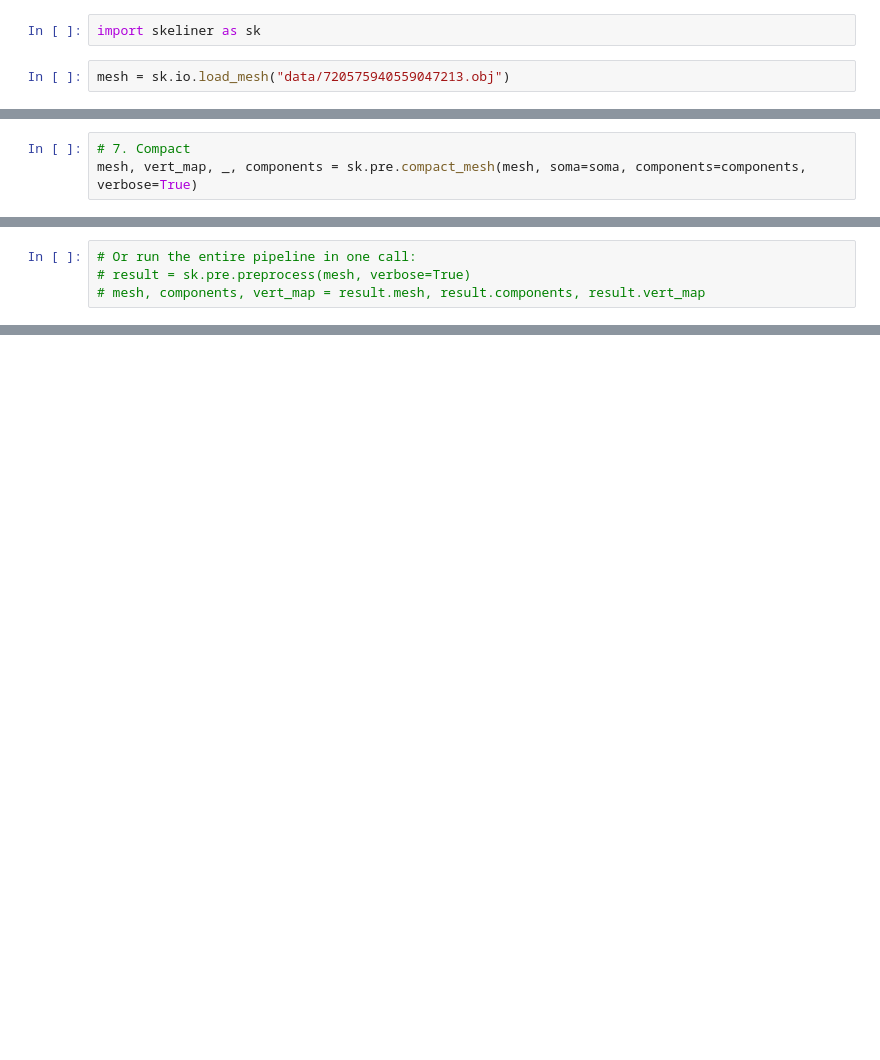
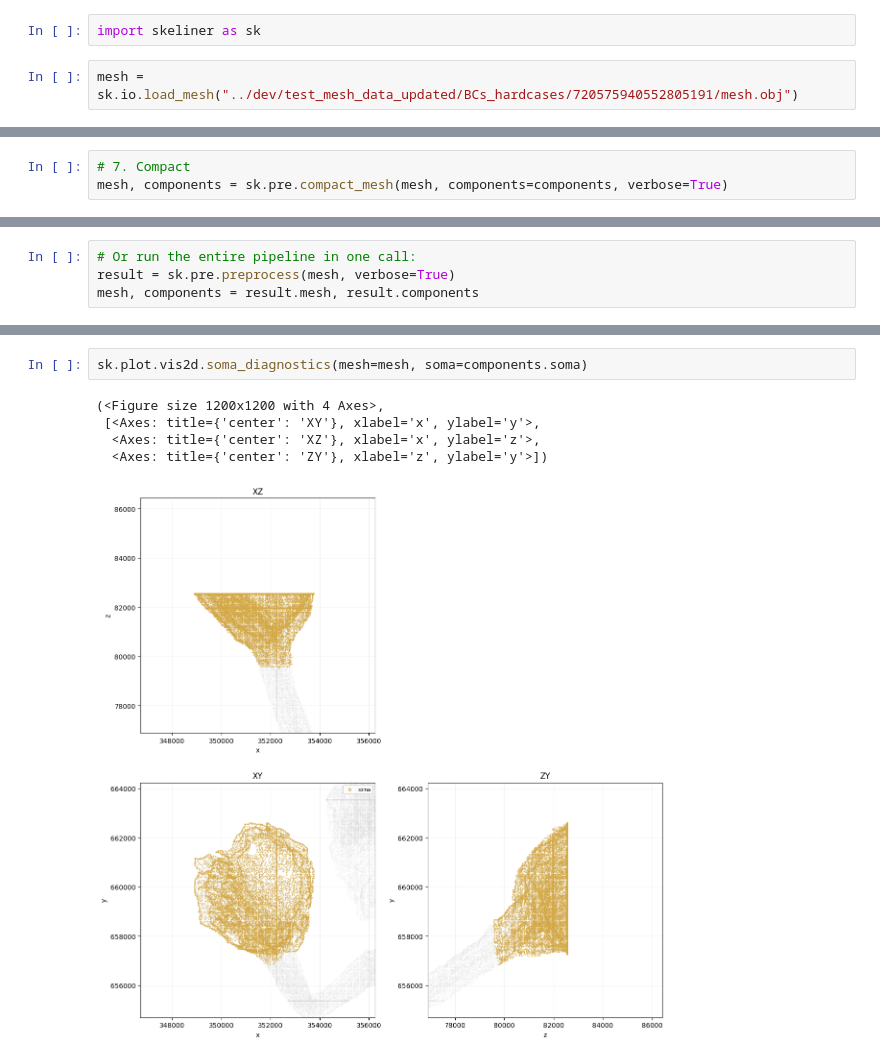
Before and after one commit to eyewire2/skeliner, a Jupyter notebook: notebooks/example.pre.ipynb, the cells around one changed output, grey strips where cells are left out. Cells and saved outputs as stored; diff of their text form; blank space fills up the shorter version.

```diff
--- a/notebooks/example.pre.ipynb
+++ b/notebooks/example.pre.ipynb
@@ -1,7 +1,7 @@
 # %%
 import skeliner as sk
 # %%
-mesh = sk.io.load_mesh("data/720575940559047213.obj")
+mesh = sk.io.load_mesh("../dev/test_mesh_data_updated/BCs_hardcases/720575940552805191/mesh.obj")
 # %%
 # 1. Parallel patches
 patches = sk.pre.find_parallel_patches(mesh, verbose=True)
@@ -32,3 +102,3 @@ if soma is not None:
 # %%
 # 7. Compact
-mesh, vert_map, _, components = sk.pre.compact_mesh(mesh, soma=soma, components=components, verbose=True)
+mesh, components = sk.pre.compact_mesh(mesh, components=components, verbose=True)
@@ -35,4 +108,4 @@ mesh, vert_map, _, components = sk.pre.compact_mesh(mesh, soma=soma, components=
 # %%
 # Or run the entire pipeline in one call:
-# result = sk.pre.preprocess(mesh, verbose=True)
-# mesh, components, vert_map = result.mesh, result.components, result.vert_map
+result = sk.pre.preprocess(mesh, verbose=True)
+mesh, components = result.mesh, result.components
@@ -38,0 +130,8 @@ mesh, vert_map, _, components = sk.pre.compact_mesh(mesh, soma=soma, components=
+# %%
+sk.plot.vis2d.soma_diagnostics(mesh=mesh, soma=components.soma)
+# %% [output]
+(<Figure size 1200x1200 with 4 Axes>,
+ [<Axes: title={'center': 'XY'}, xlabel='x', ylabel='y'>,
+  <Axes: title={'center': 'XZ'}, xlabel='x', ylabel='z'>,
+  <Axes: title={'center': 'ZY'}, xlabel='z', ylabel='y'>])
+[figure, added]
```
Also changed, not shown: parts of 8 cells of this notebook, 5 other files.
